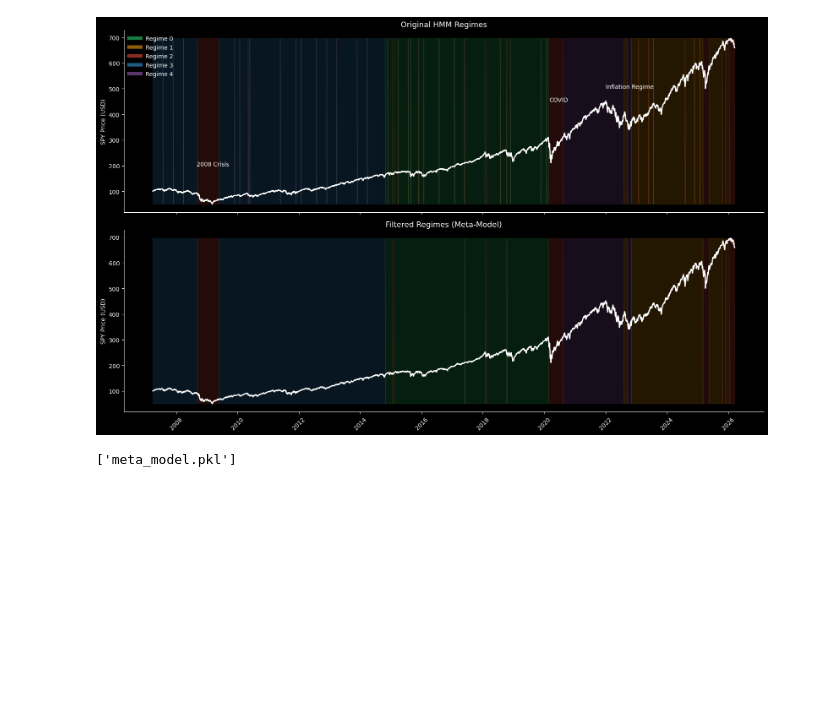
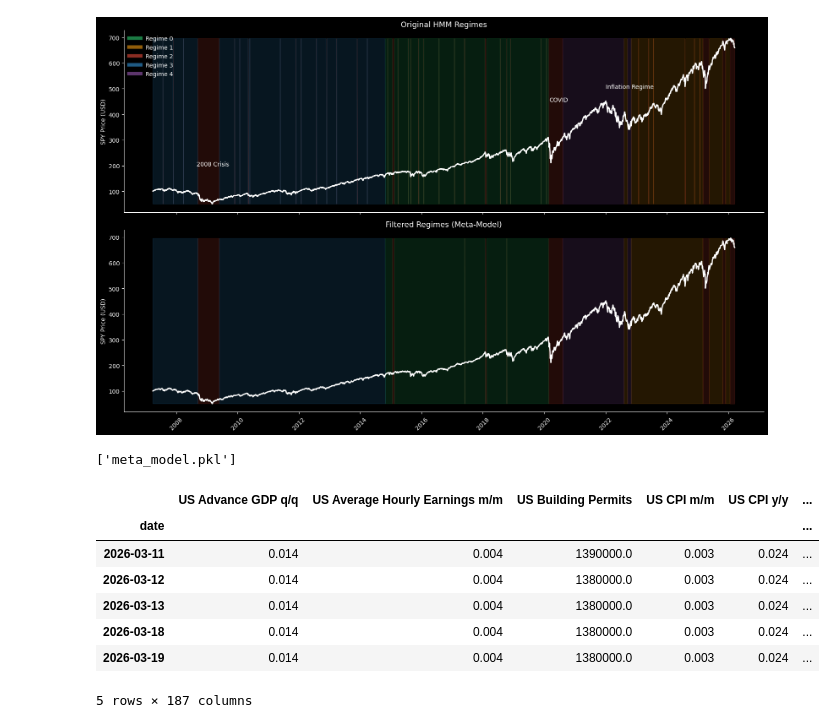
Before and after one commit to iagorivadulla/Market-Regime-ML-Meta-Labeling-System, a Jupyter notebook: models/metalabeling.ipynb, the cells around one changed output. Drawn from its saved outputs; the diff is of its cells as text; code cells hidden in the pictures; blank space fills up the shorter version.

```diff
--- a/models/metalabeling.ipynb
+++ b/models/metalabeling.ipynb
@@ -224,3 +249,14 @@ plt.show()
 joblib.dump(meta_model, 'meta_model.pkl')
 # %% [output]
 ['meta_model.pkl']
+# %%
+df.tail()
+# %% [output]
+|  | US Advance GDP q/q | US Average Hourly Earnings m/m | US Building Permits | US CPI m/m | US CPI y/y | ... |
+| date |  |  |  |  |  | ... |
+| 2026-03-11 | 0.014 | 0.004 | 1390000.0 | 0.003 | 0.024 | ... |
+| 2026-03-12 | 0.014 | 0.004 | 1380000.0 | 0.003 | 0.024 | ... |
+| 2026-03-13 | 0.014 | 0.004 | 1380000.0 | 0.003 | 0.024 | ... |
+| 2026-03-18 | 0.014 | 0.004 | 1380000.0 | 0.003 | 0.024 | ... |
+| 2026-03-19 | 0.014 | 0.004 | 1380000.0 | 0.003 | 0.024 | ... |
+5 rows × 187 columns
```
Also changed, not shown: parts of 4 cells of this notebook, 5 other files.
